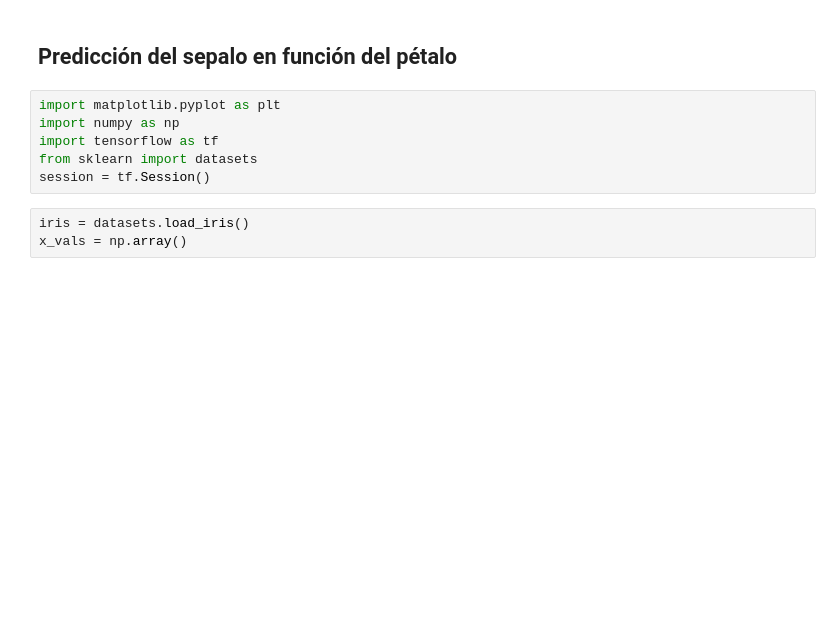
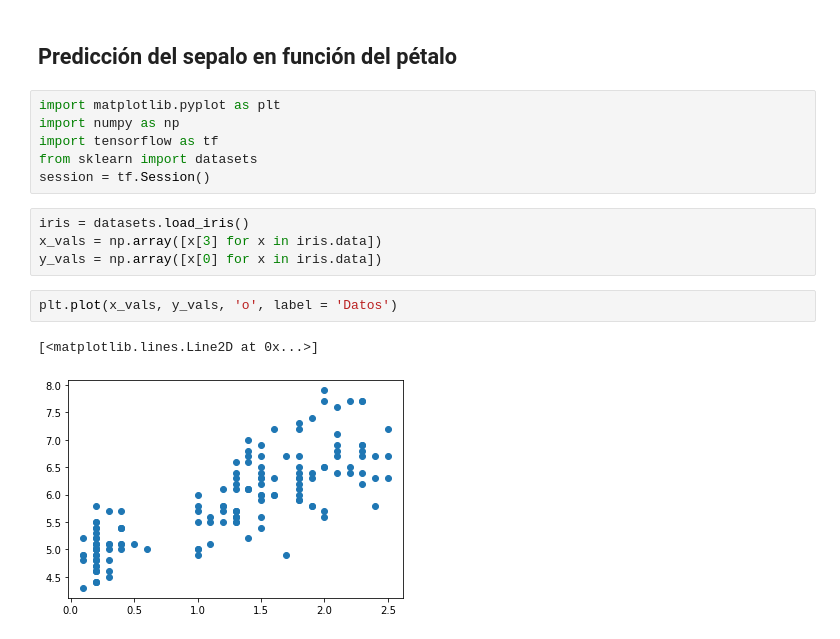
Before and after one commit to langheran/MLScripts, a Jupyter notebook: Python/learning/Deep Learning con Tensorflow - Juan Gomila.ipynb, the cells around one changed output. Saved outputs shown, nothing was run; the diff lists cells and outputs as text; blank space fills up the shorter version.

```diff
--- a/Python/learning/Deep Learning con Tensorflow - Juan Gomila.ipynb
+++ b/Python/learning/Deep Learning con Tensorflow - Juan Gomila.ipynb
@@ -999,6 +999,12 @@ import numpy as np
 import tensorflow as tf
 from sklearn import datasets
 session = tf.Session()
-# %%
-iris = datasets.load_iris()
-x_vals = np.array()
+# %%
+iris = datasets.load_iris()
+x_vals = np.array([x[3] for x in iris.data])
+y_vals = np.array([x[0] for x in iris.data])
+# %%
+plt.plot(x_vals, y_vals, 'o', label = 'Datos')
+# %% [output]
+[<matplotlib.lines.Line2D at 0x...>]
+[figure, added]
```
Also changed, not shown: parts of 15 cells of this notebook.
